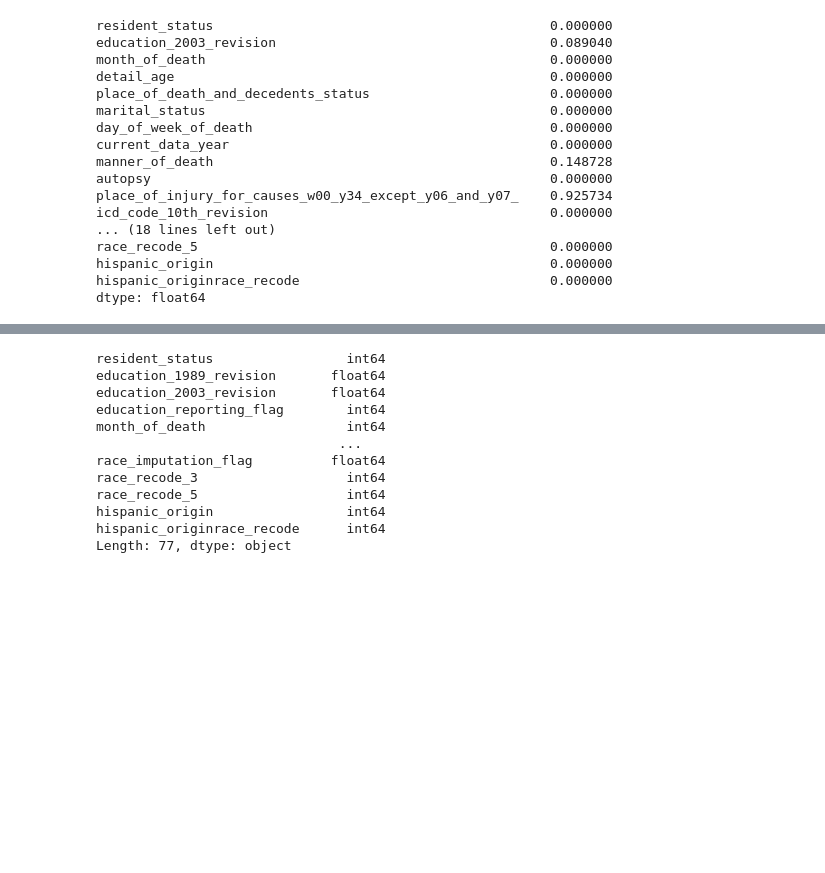
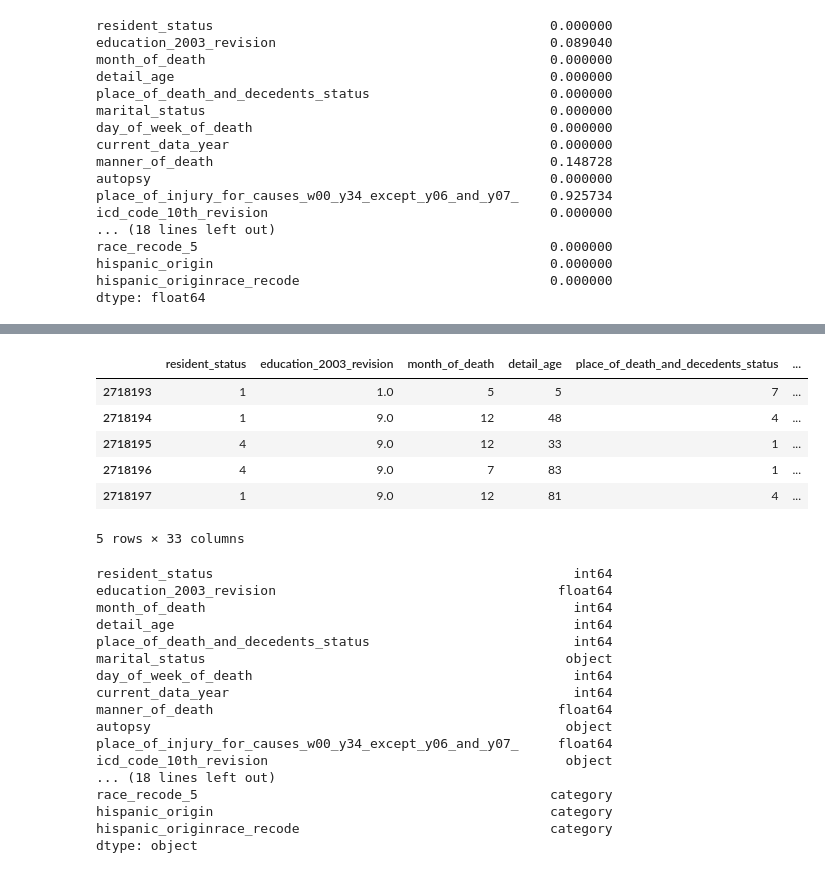
Before and after one commit to andrezafeu/maternal_mortality, a Jupyter notebook: CDC_dataset_cleaning.ipynb, the cells around one changed output, grey strips where cells are left out. Drawn from its saved outputs; the diff is of its cells as text; code cells hidden in the pictures; blank space fills up the shorter version.

```diff
--- a/CDC_dataset_cleaning.ipynb
+++ b/CDC_dataset_cleaning.ipynb
@@ -157,20 +307,35 @@ dtype: float64
+# %%
+df_cleaned.tail()
+# %% [output]
+|  | resident_status | education_2003_revision | month_of_death | detail_age | place_of_death_and_decedents_status | ... |
+| 2718193 | 1 | 1.0 | 5 | 5 | 7 | ... |
+| 2718194 | 1 | 9.0 | 12 | 48 | 4 | ... |
+| 2718195 | 4 | 9.0 | 12 | 33 | 1 | ... |
+| 2718196 | 4 | 9.0 | 7 | 83 | 1 | ... |
+| 2718197 | 1 | 9.0 | 12 | 81 | 4 | ... |
+5 rows × 33 columns
 # %%
 # Grace
 # rename columns with more descriptive names
 # %%
-df.dtypes
+df_cleaned.dtypes
 # %% [output]
-resident_status                 int64
-education_1989_revision       float64
-education_2003_revision       float64
-education_reporting_flag        int64
-month_of_death                  int64
-                               ...
-race_imputation_flag          float64
-race_recode_3                   int64
-race_recode_5                   int64
-hispanic_origin                 int64
-hispanic_originrace_recode      int64
-Length: 77, dtype: object
+resident_status                                              int64
+education_2003_revision                                    float64
+month_of_death                                               int64
+detail_age                                                   int64
+place_of_death_and_decedents_status                          int64
+marital_status                                              object
+day_of_week_of_death                                         int64
+current_data_year                                            int64
+manner_of_death                                            float64
+autopsy                                                     object
+place_of_injury_for_causes_w00_y34_except_y06_and_y07_     float64
+icd_code_10th_revision                                      object
+... (18 lines left out)
+race_recode_5                                             category
+hispanic_origin                                           category
+hispanic_originrace_recode                                category
+dtype: object
 # %%
 display(list(df_cleaned.columns.values))
```
Also changed, not shown: parts of 14 cells of this notebook.
